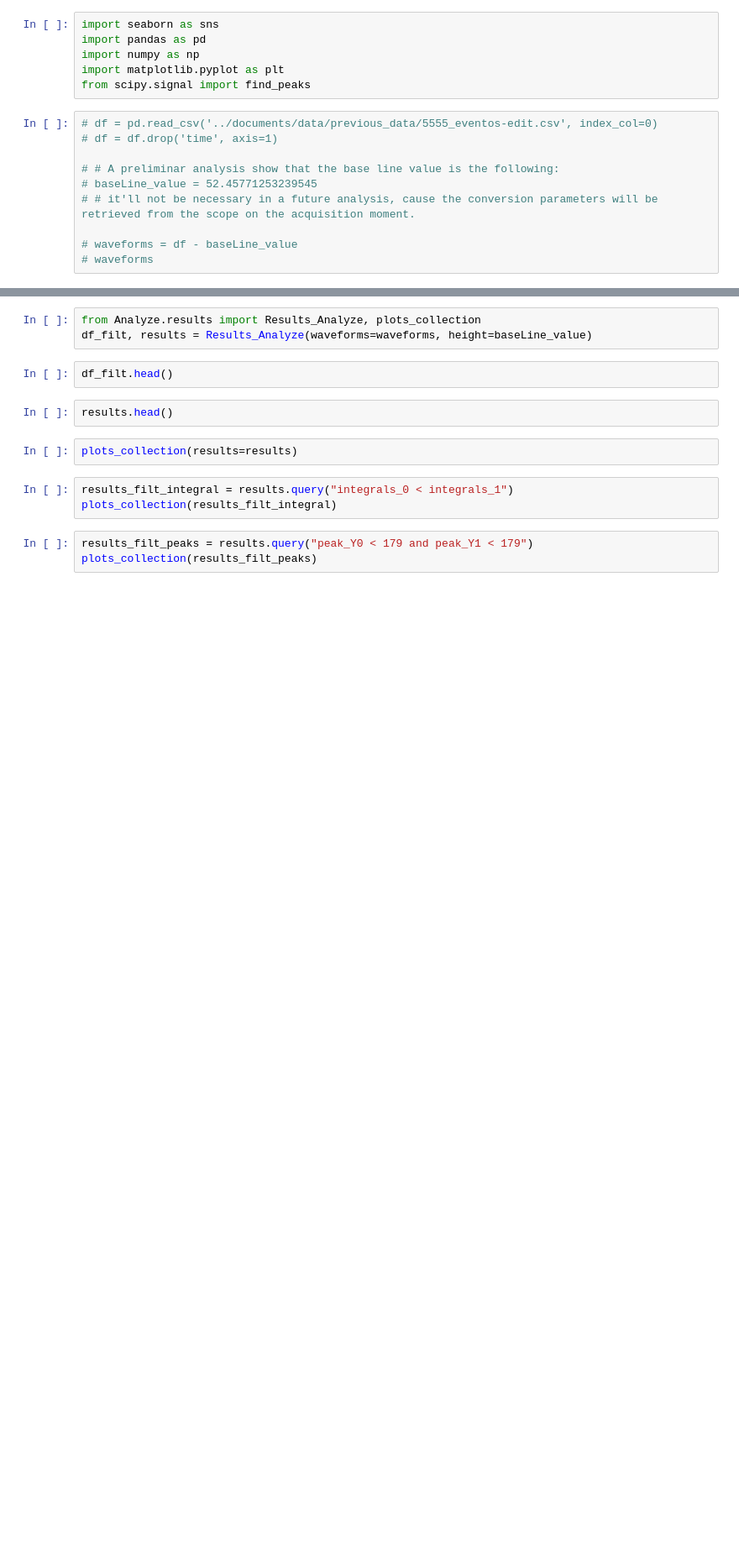
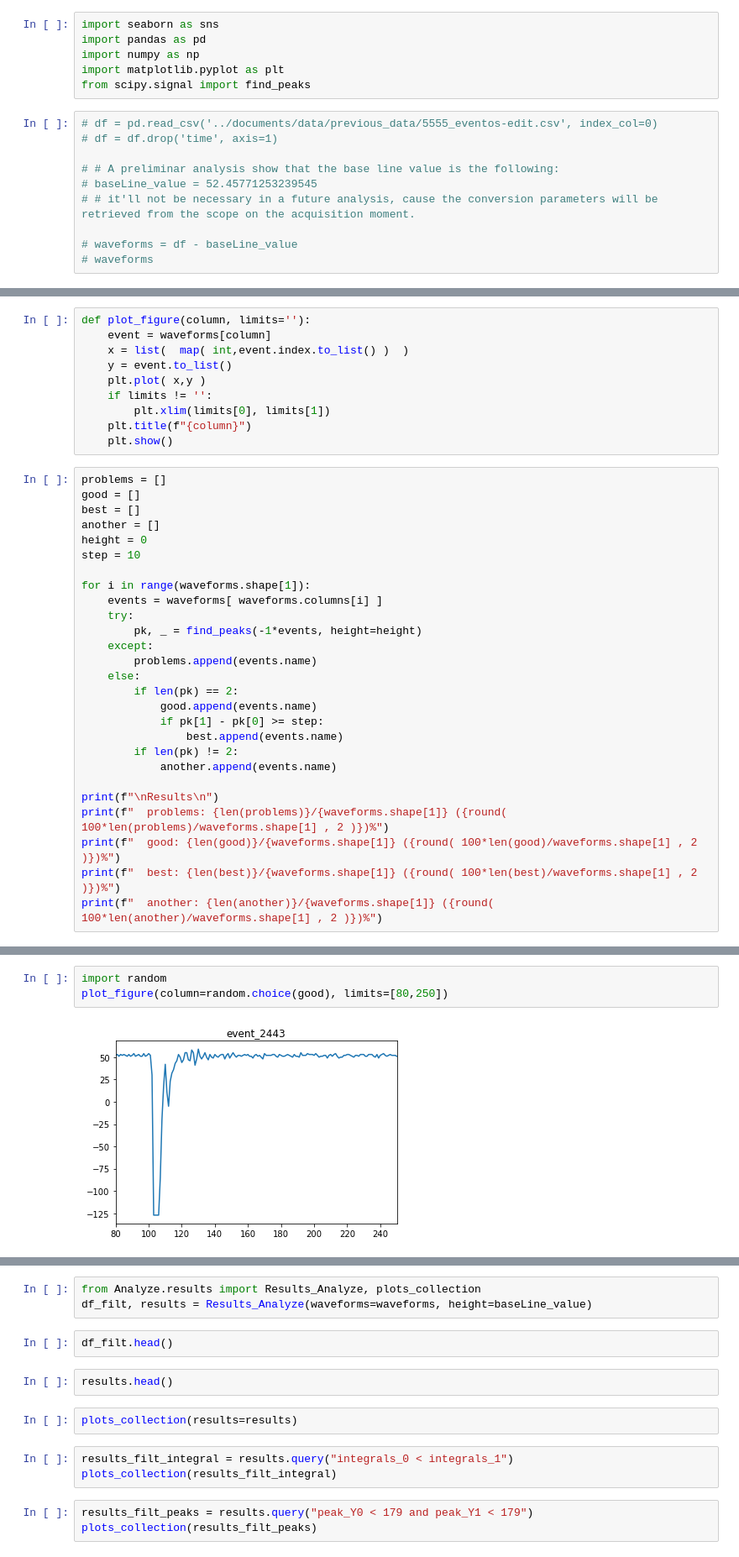
Before and after one commit to afauth/mudecay, a Jupyter notebook: MuonDecay/data_analyze/analyze.ipynb, the cells around one changed output, grey strips where cells are left out. Shown at 84% size. Cells and saved outputs as stored; diff of their text form; blank space fills up the shorter version.

```diff
--- a/MuonDecay/data_analyze/analyze.ipynb
+++ b/MuonDecay/data_analyze/analyze.ipynb
@@ -34,0 +38,37 @@ df
+# %%
+def plot_figure(column, limits=''):
+    event = waveforms[column]
+    x = list(  map( int,event.index.to_list() )  )
+    y = event.to_list()
+    plt.plot( x,y )
+    if limits != '':
+        plt.xlim(limits[0], limits[1])
+    plt.title(f"{column}")
+    plt.show()
+# %%
+problems = []
+good = []
+best = []
+another = []
+height = 0
+step = 10
+
+for i in range(waveforms.shape[1]):
+    events = waveforms[ waveforms.columns[i] ]
+    try:
+        pk, _ = find_peaks(-1*events, height=height)
+    except:
+        problems.append(events.name)
+    else:
+        if len(pk) == 2:
+            good.append(events.name)
+            if pk[1] - pk[0] >= step:
+                best.append(events.name)
+        if len(pk) != 2:
+            another.append(events.name)
+
+print(f"\nResults\n")
+print(f"  problems: {len(problems)}/{waveforms.shape[1]} ({round( 100*len(problems)/waveforms.shape[1] , 2 )})%")
+print(f"  good: {len(good)}/{waveforms.shape[1]} ({round( 100*len(good)/waveforms.shape[1] , 2 )})%")
+print(f"  best: {len(best)}/{waveforms.shape[1]} ({round( 100*len(best)/waveforms.shape[1] , 2 )})%")
+print(f"  another: {len(another)}/{waveforms.shape[1]} ({round( 100*len(another)/waveforms.shape[1] , 2 )})%")
@@ -34,0 +104,5 @@ df
+# %%
+import random
+plot_figure(column=random.choice(good), limits=[80,250])
+# %% [output]
+[figure, added]
```
Also changed, not shown: parts of 23 cells of this notebook, 4 other files.
